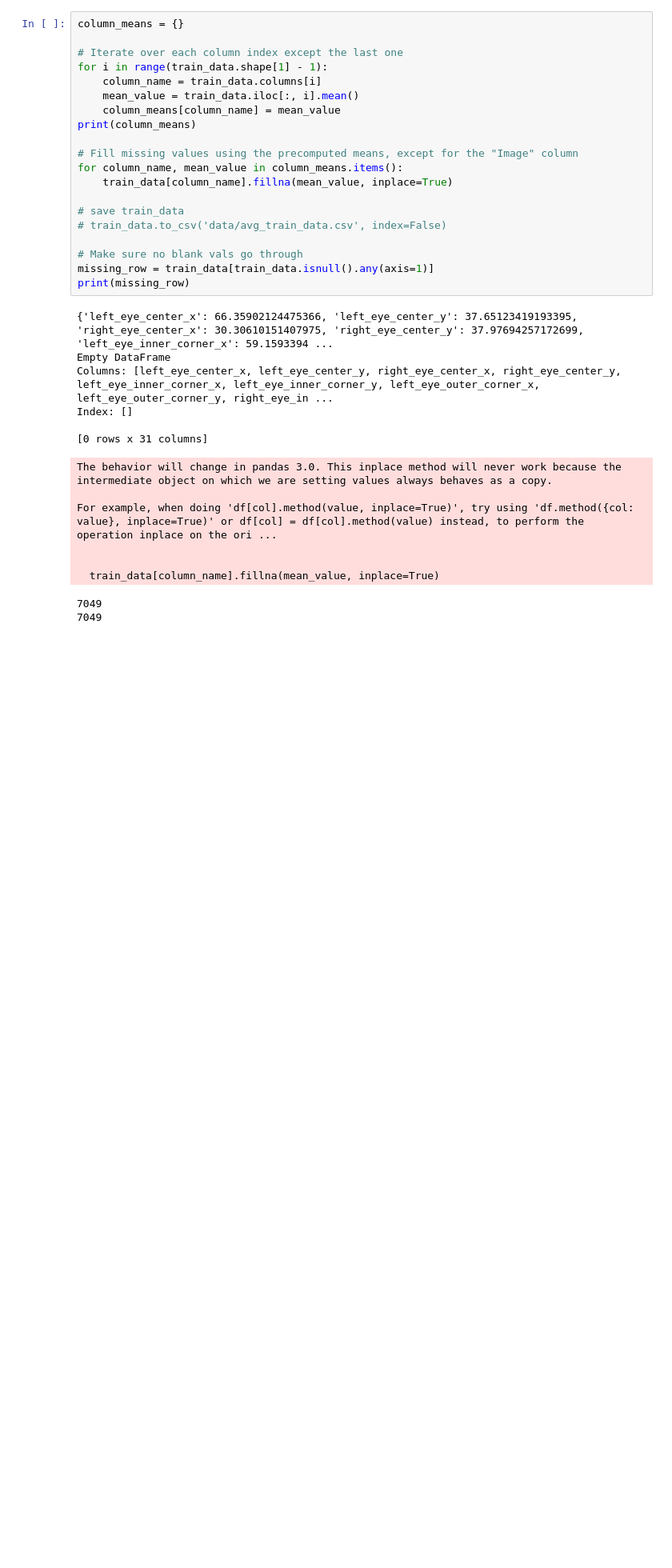
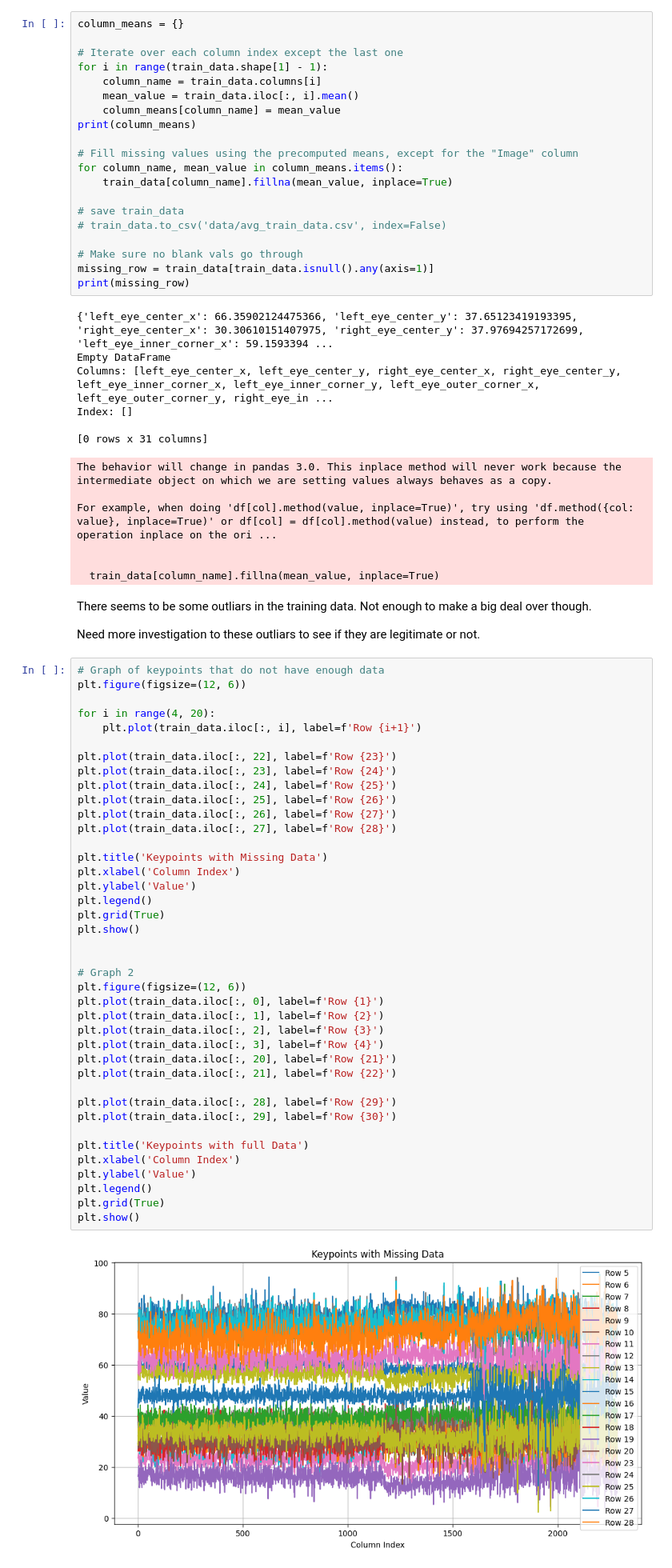
Before and after one commit to LoganBolton/FacialKeypointDetection, a Jupyter notebook: keypoint.ipynb, the cells around one changed output. Shown: that part at 80% size. Cells and saved outputs as stored; diff of their text form; blank space fills up the shorter version.

```diff
--- a/keypoint.ipynb
+++ b/keypoint.ipynb
@@ -100,7 +99,49 @@ For example, when doing 'df[col].method(value, inplace=True)', try using 'df.met
 
 
   train_data[column_name].fillna(mean_value, inplace=True)
+# %% [markdown]
+There seems to be some outliars in the training data. Not enough to make a big deal over though.
+
+Need more investigation to these outliars to see if they are legitimate or not.
 # %%
+# Graph of keypoints that do not have enough data
+plt.figure(figsize=(12, 6))
+
+for i in range(4, 20):
+    plt.plot(train_data.iloc[:, i], label=f'Row {i+1}')
+
+plt.plot(train_data.iloc[:, 22], label=f'Row {23}')
+plt.plot(train_data.iloc[:, 23], label=f'Row {24}')
+plt.plot(train_data.iloc[:, 24], label=f'Row {25}')
+plt.plot(train_data.iloc[:, 25], label=f'Row {26}')
+plt.plot(train_data.iloc[:, 26], label=f'Row {27}')
+plt.plot(train_data.iloc[:, 27], label=f'Row {28}')
+
+plt.title('Keypoints with Missing Data')
+plt.xlabel('Column Index')
+plt.ylabel('Value')
+plt.legend()
+plt.grid(True)
+plt.show()
+
+
+# Graph 2
+plt.figure(figsize=(12, 6))
+plt.plot(train_data.iloc[:, 0], label=f'Row {1}')
+plt.plot(train_data.iloc[:, 1], label=f'Row {2}')
+plt.plot(train_data.iloc[:, 2], label=f'Row {3}')
+plt.plot(train_data.iloc[:, 3], label=f'Row {4}')
+plt.plot(train_data.iloc[:, 20], label=f'Row {21}')
+plt.plot(train_data.iloc[:, 21], label=f'Row {22}')
+
+plt.plot(train_data.iloc[:, 28], label=f'Row {29}')
+plt.plot(train_data.iloc[:, 29], label=f'Row {30}')
+
+plt.title('Keypoints with full Data')
+plt.xlabel('Column Index')
+plt.ylabel('Value')
+plt.legend()
+plt.grid(True)
+plt.show()
 # %% [output]
-7049
-7049
+[figure, added]
```
Also changed, not shown: parts of 3 cells of this notebook.
